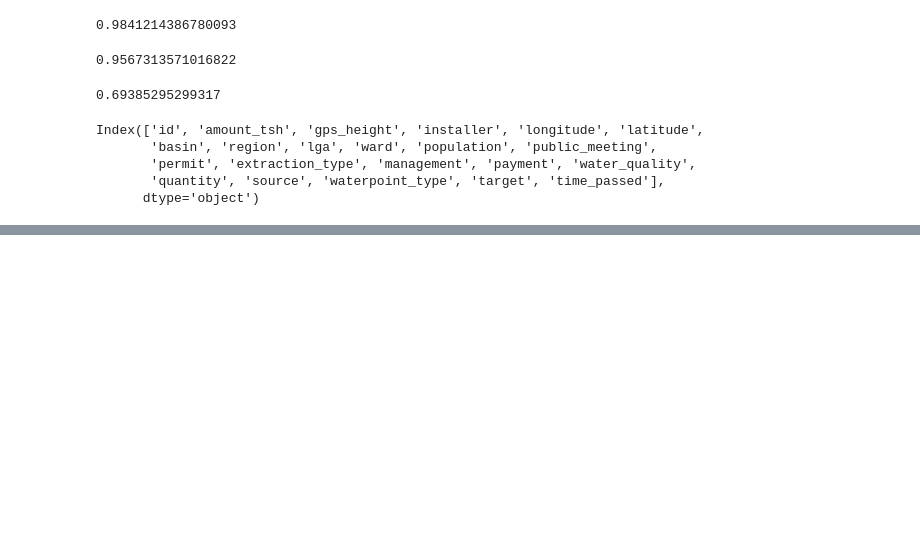
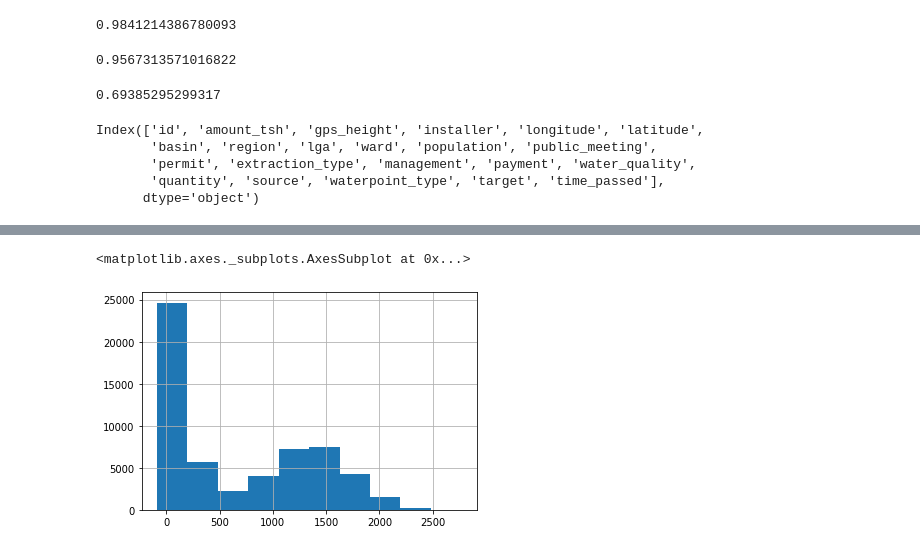
Before and after one commit to HeeebsInc/Mod3Project, a Jupyter notebook: Notebooks/JM/1.0-JMB-initial_EDA.ipynb, the cells around one changed output, grey strips where cells are left out. Cells and saved outputs as stored; diff of their text form; code cells hidden in the pictures; blank space fills up the shorter version.

```diff
--- a/Notebooks/JM/1.0-JMB-initial_EDA.ipynb
+++ b/Notebooks/JM/1.0-JMB-initial_EDA.ipynb
@@ -196,0 +278,5 @@ len(df.loc[df.longitude == df.longitude.min()])
+# %%
+df.gps_height.hist()
+# %% [output]
+<matplotlib.axes._subplots.AxesSubplot at 0x...>
+[figure, added]
```
Also changed, not shown: parts of 14 cells of this notebook, 1 other file.
